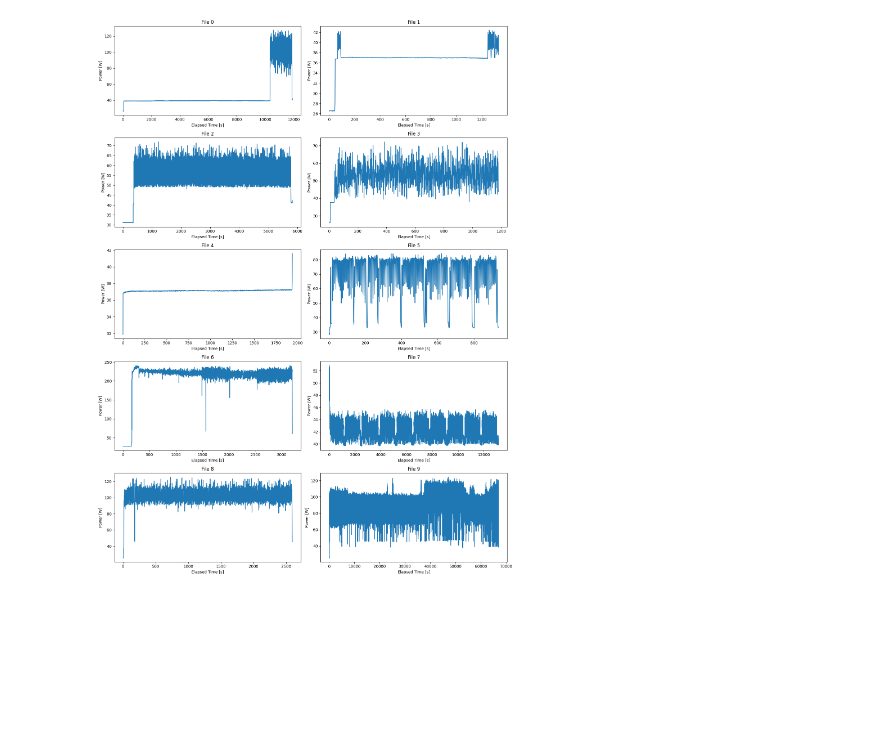
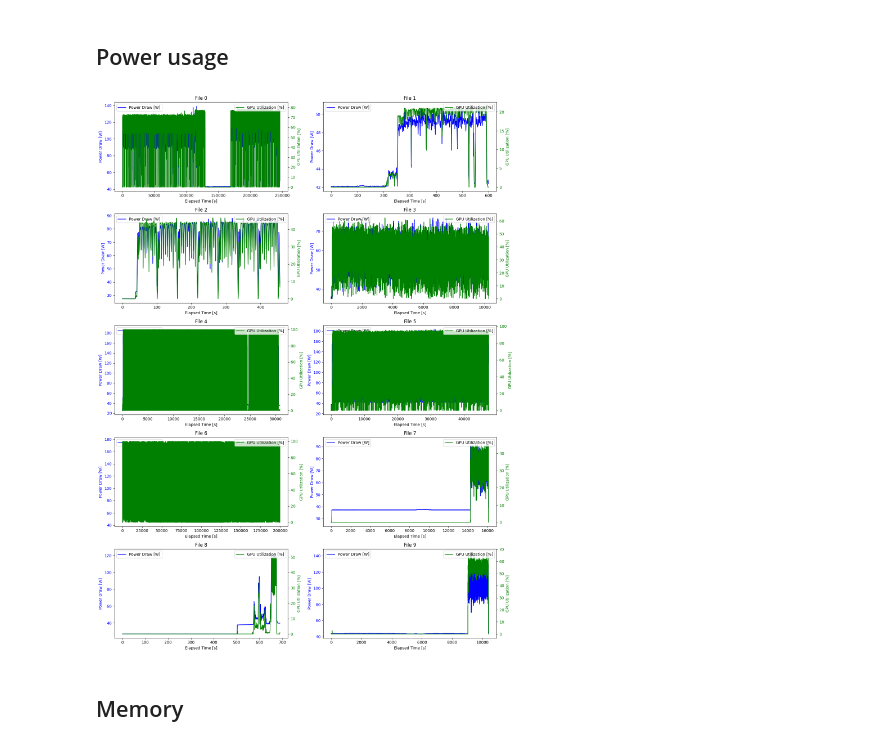
Before and after one commit to johankristianss/carbonsim, a Jupyter notebook: notebooks/PlotWorkflows.ipynb, the cells around one changed output. Saved outputs shown, nothing was run; the diff lists cells and outputs as text; code cells hidden in the pictures; blank space fills up the shorter version.

```diff
--- a/notebooks/PlotWorkflows.ipynb
+++ b/notebooks/PlotWorkflows.ipynb
@@ -0,0 +10,11 @@
+# %%
+start = 10
+stop = 20
+output_dir = '../workloads'
+# %%
+plot_data = []
+
+for idx in range(start, stop):
+    file_path = os.path.join(output_dir, f'{idx}.csv')
+    df = pd.read_csv(file_path)
+    plot_data.append(df)
@@ -1,31 +37,33 @@
+# %% [markdown]
+## Power usage
 # %%
-import numpy as np
-import os
-import pandas as pd
-import matplotlib.pyplot as plt
-
-plot_data = []
-
-output_dir = '/scratch/cognit/workloads'
-
-for idx in range(20,30):
-    file_path = os.path.join(output_dir, f'{idx}.csv')
-    df = pd.read_csv(file_path)
-    plot_data.append(df)
-
 fig, axes = plt.subplots(nrows=5, ncols=2, figsize=(15, 20))
 axes = axes.flatten()
 
 for idx, (ax, df) in enumerate(zip(axes, plot_data)):
-    ax.plot(df['timestamp'], df['power_draw_W'])
+    # Plot power drawn on the primary y-axis
+    ax.plot(df['timestamp'], df['power_draw_W'], color='blue', label='Power Draw [W]')
+    ax.set_ylabel('Power Draw [W]', color='blue')
+    ax.tick_params(axis='y', labelcolor='blue')
 
+    # Create a twin y-axis for utilization percentage
+    ax2 = ax.twinx()
+    ax2.plot(df['timestamp'], df['utilization_gpu_pct'], color='green', label='GPU Utilization [%]')
+    ax2.set_ylabel('GPU Utilization [%]', color='green')
+    ax2.tick_params(axis='y', labelcolor='green')
+
+    # Add a title and x-axis label
     ax.set_title(f'File {idx}')
     ax.set_xlabel('Elapsed Time [s]')
-    ax.set_ylabel('Power [W]')
-    ax.grid(False)
+
+    # Add legends
+    ax.legend(loc='upper left')
+    ax2.legend(loc='upper right')
 
 plt.tight_layout()
 plt.show()
 # %% [output]
-[figure, old version]
+[figure, new version]
+# %% [markdown]
+## Memory
 # %%
```
Also changed, not shown: parts of 5 cells of this notebook, 20 other files.
